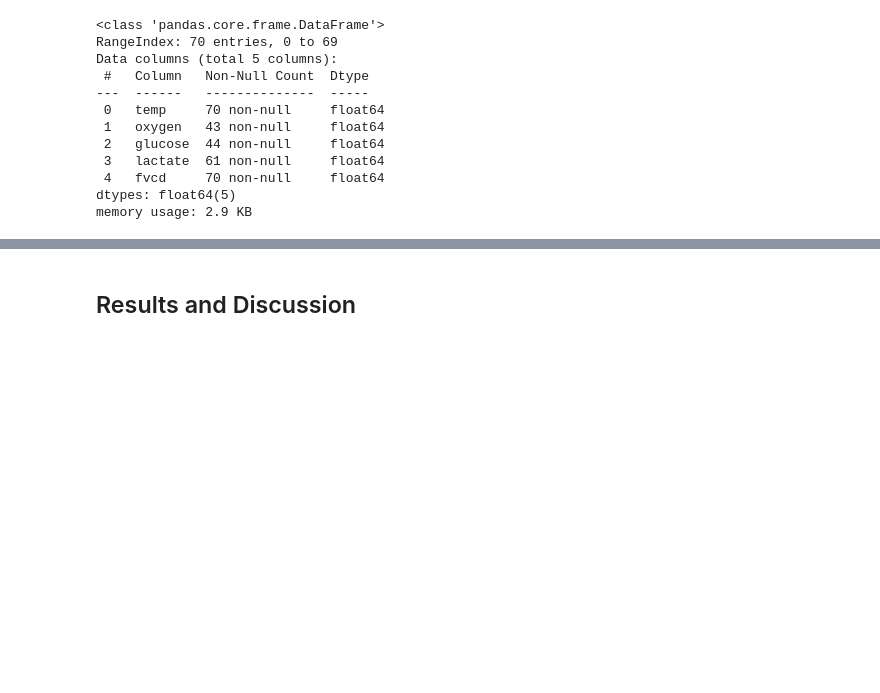
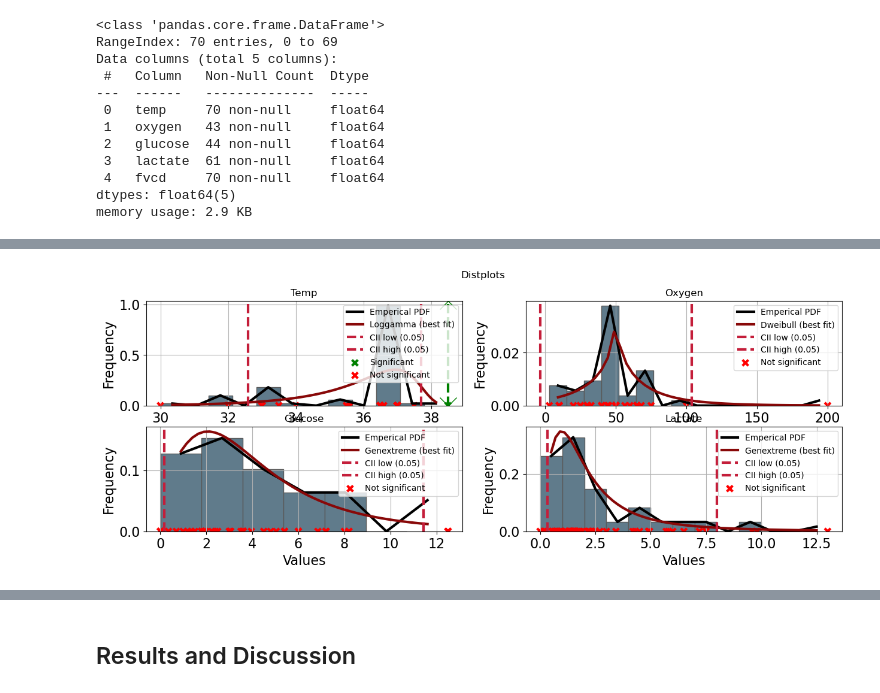
Before and after one commit to nurbujang/1progdaw23, a Jupyter notebook: project1.ipynb, the cells around one changed output, grey strips where cells are left out. Cells and saved outputs as stored; diff of their text form; code cells hidden in the pictures; blank space fills up the shorter version.

```diff
--- a/project1.ipynb
+++ b/project1.ipynb
@@ -224,11 +242,11 @@ plt.show()
 # %%
-from distfit import distfit
+dists = {} # create a list of columns
 
-dist = distfit() # Initialize distfit
-
-dist.fit_transform(df['temp'].dropna().values) # Fit distributions on empirical temp, after dropping missing values
-dist.predict(df['temp'].dropna().values) # Predict the probability of the response variables
-dist.plot() # Plot the best fitted distribution (y is included if prediction is made)
+for c in df.columns:
+    print(c)
+    dists[c] = {'fit' : distfit() } # Initialize distfit
+    dists[c]['fit'].fit_transform(df[c].dropna().values) # Fit distributions on empirical temp, after dropping missing values
+    dists[c]['fit'].predict(df[c].dropna().values) # Predict the probability of the response variables
 # %% [output]
 [distfit] >INFO> fit
 [distfit] >INFO> transform
@@ -248,0 +321,17 @@ dist.plot() # Plot the best fitted distribution (y is included if prediction is
+# %%
+fig, axs = plt.subplots(2, 2, figsize=[15, 5])
+fig.suptitle('Distplots')
+
+dists['temp']['fit'].plot(ax=axs[0,0])
+axs[0,0].set_title('Temp')
+
+dists['oxygen']['fit'].plot(ax=axs[0,1])
+axs[0,1].set_title('Oxygen')
+
+dists['glucose']['fit'].plot(ax=axs[1,0])
+axs[1,0].set_title('Glucose')
+
+dists['lactate']['fit'].plot(ax=axs[1,1])
+axs[1,1].set_title('Lactate');
+# %% [output]
+[figure, added]
```
Also changed, not shown: parts of 23 cells of this notebook.
